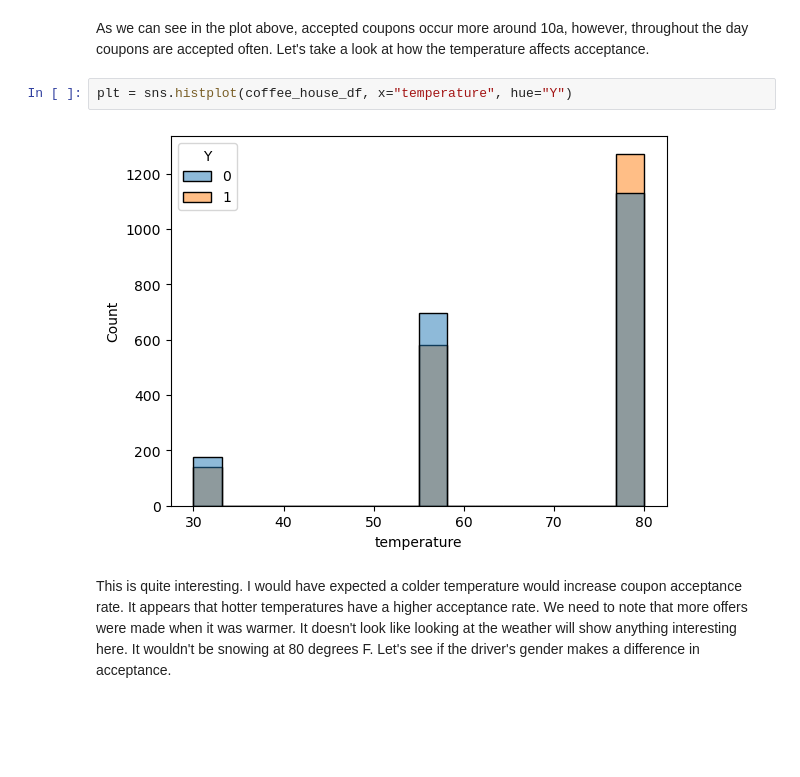
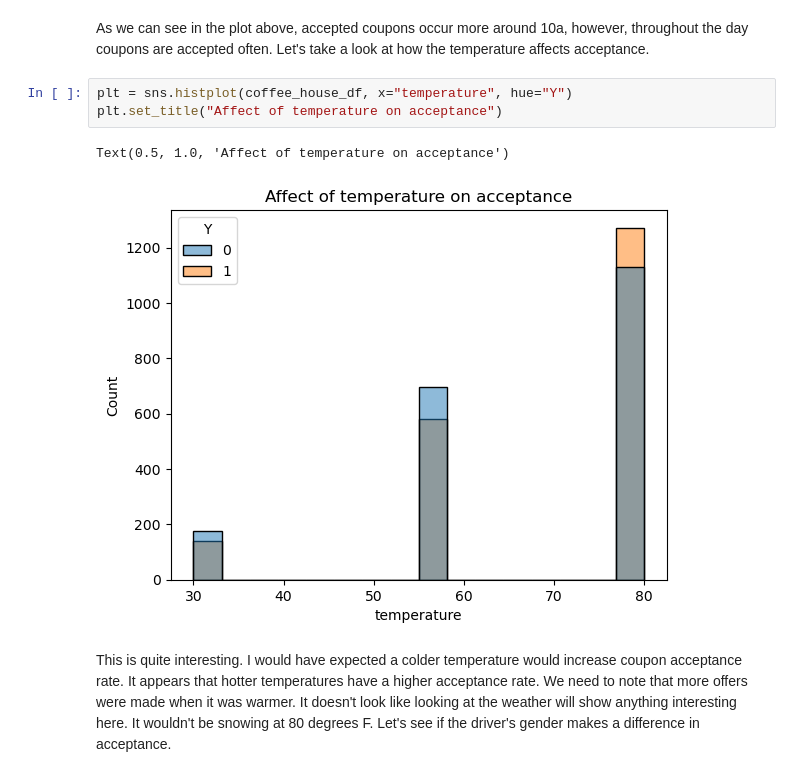
Before and after one commit to Nublaikhan/berkeley-ai-ml-cert, a Jupyter notebook: assignment_5_1/prompt.ipynb, the cells around one changed output. Saved outputs shown, nothing was run; the diff lists cells and outputs as text; blank space fills up the shorter version.

```diff
--- a/assignment_5_1/prompt.ipynb
+++ b/assignment_5_1/prompt.ipynb
@@ -276,8 +295,10 @@ Text(0.5, 1.0, 'Time of day of accepted coupons')
 As we can see in the plot above, accepted coupons occur more around 10a, however, throughout the day coupons are accepted often.  Let's take a look at how the temperature affects acceptance.
 # %%
 plt = sns.histplot(coffee_house_df, x="temperature", hue="Y")
+plt.set_title("Affect of temperature on acceptance")
 # %% [output]
+Text(0.5, 1.0, 'Affect of temperature on acceptance')
-[figure, old version]
+[figure, new version]
 # %% [markdown]
 This is quite interesting.  I would have expected a colder temperature would increase coupon acceptance rate.  It appears that hotter temperatures have a higher acceptance rate.  We need to note that more offers were made when it was warmer.  It doesn't look like looking at the weather will show anything interesting here.  It wouldn't be snowing at 80 degrees F.  Let's see if the driver's gender makes a difference in acceptance.
 # %%
```
Also changed, not shown: parts of 11 cells of this notebook, 1 other file.
